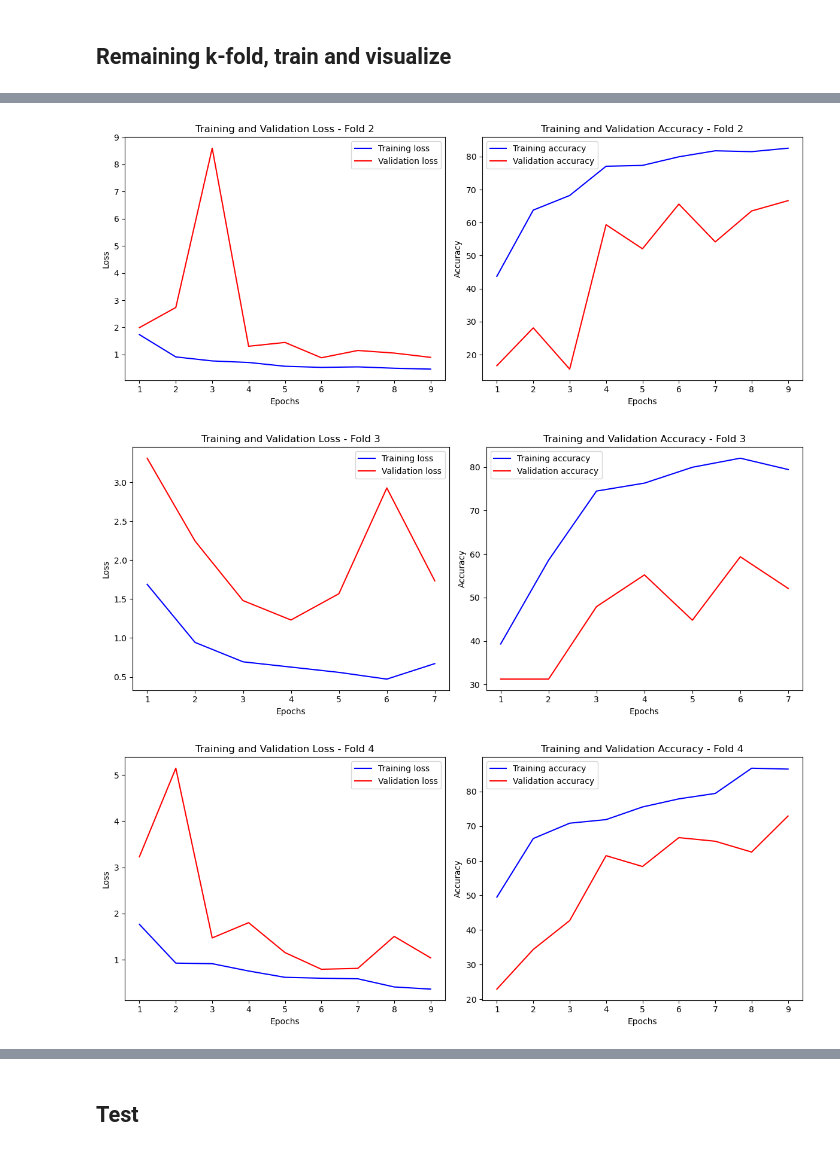
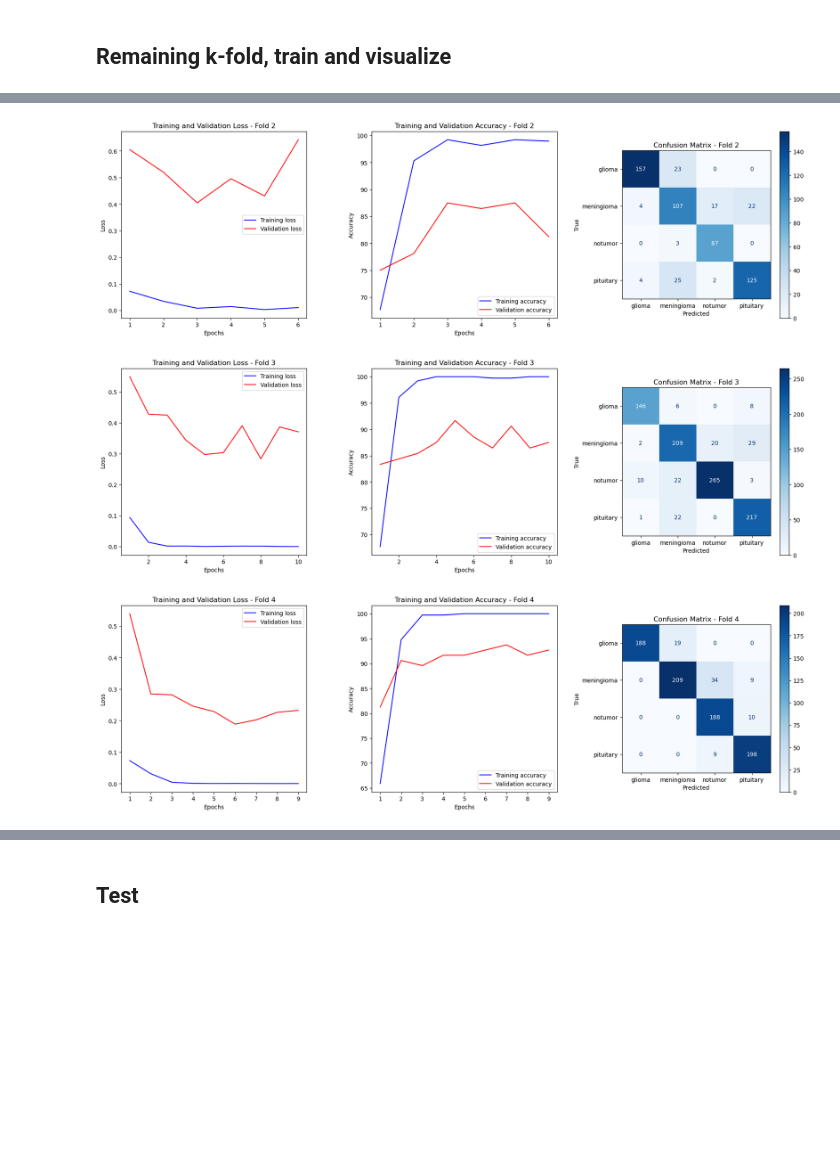
Before and after one commit to XJ-UoG/CSC3009MLMRI, a Jupyter notebook: Model_Evaluation_ResNET.ipynb, the cells around one changed output, grey strips where cells are left out. Drawn from its saved outputs; the diff is of its cells as text; code cells hidden in the pictures; blank space fills up the shorter version.

```diff
--- a/Model_Evaluation_ResNET.ipynb
+++ b/Model_Evaluation_ResNET.ipynb
@@ -64,7 +69,7 @@ model = SimpleResNet(num_classes=num_classes).to(device)
 # %%
 # Define the loss function and optimizer
 criterion = nn.CrossEntropyLoss()
-optimizer = optim.Adam(model.parameters(), lr=0.0001)
+optimizer = optim.Adam(model.parameters(), lr=0.0001, weight_decay=1e-4)
 # %%
 def train(model, device, train_loader, criterion, optimizer, epoch):
     model.train()
@@ -119,14 +130,18 @@ train_losses = []
 train_accuracies = []
 val_losses = []
 val_accuracies = []
+all_preds = []
+all_labels = []
 
 for epoch in range(num_epochs):
     train_loss, train_acc = train(model, device, train_loader, criterion, optimizer, epoch)
-    val_loss, val_acc = validate(model, device, val_loader, criterion)
+    val_loss, val_acc, preds, labels = validate(model, device, val_loader, criterion)
     train_losses.append(train_loss)
     train_accuracies.append(train_acc)
     val_losses.append(val_loss)
     val_accuracies.append(val_acc)
+    all_preds.extend(preds)
+    all_labels.extend(labels)
 
     print(f'Epoch {epoch+1}/{num_epochs} - '
           f'Train loss: {train_loss:.4f}, Train accuracy: {train_acc:.4f} - '
@@ -191,0 +207,12 @@ plt.show()
+# %%
+# Compute the confusion matrix
+conf_matrix = confusion_matrix(all_labels, all_preds, labels=list(range(num_classes)))
+
+# Plot the confusion matrix
+plt.figure(figsize=(10, 7))
+disp = ConfusionMatrixDisplay(confusion_matrix=conf_matrix, display_labels=val_dataset.classes)
+disp.plot(cmap='Blues')
+plt.title('Confusion Matrix')
+plt.xlabel('Predicted')
+plt.ylabel('True')
+plt.show()
@@ -288,27 +335,48 @@ Early stopping!
 # %%
 # Plotting results for each fold
 for fold_result in fold_results:
     actual_epochs = range(1, len(fold_result['train_losses']) + 1)
-    plt.figure(figsize=(12, 5))
-    plt.subplot(1, 2, 1)
+    plt.figure(figsize=(18, 6))
+
+    # Plot Training and Validation Loss
+    plt.subplot(1, 3, 1)
     plt.plot(actual_epochs, fold_result['train_losses'], 'b', label='Training loss')
     plt.plot(actual_epochs, fold_result['val_losses'], 'r', label='Validation loss')
     plt.title(f'Training and Validation Loss - Fold {fold_result["fold"] + 1}')
     plt.xlabel('Epochs')
     plt.ylabel('Loss')
     plt.legend()
 
-    plt.subplot(1, 2, 2)
+    # Plot Training and Validation Accuracy
+    plt.subplot(1, 3, 2)
     plt.plot(actual_epochs, fold_result['train_accuracies'], 'b', label='Training accuracy')
     plt.plot(actual_epochs, fold_result['val_accuracies'], 'r', label='Validation accuracy')
     plt.title(f'Training and Validation Accuracy - Fold {fold_result["fold"] + 1}')
     plt.xlabel('Epochs')
     plt.ylabel('Accuracy')
     plt.legend()
 
-    plt.tight_layout()
+    # Plot Confusion Matrix
+    plt.subplot(1, 3, 3)
+    conf_matrix = fold_result['conf_matrix']
+    disp = ConfusionMatrixDisplay(confusion_matrix=conf_matrix, display_labels=val_dataset.classes)
+    disp.plot(cmap='Blues', ax=plt.gca())
+    plt.title(f'Confusion Matrix - Fold {fold_result["fold"] + 1}')
+    plt.xlabel('Predicted')
+    plt.ylabel('True')
+
+    plt.tight_layout(pad=3.0)
     plt.show()
+
+# Calculate mean and variance of validation accuracies across all folds
+val_accuracies_all_folds = [result['val_accuracies'][-1] for result in fold_results]  # Take the last epoch's accuracy from each fold
+mean_accuracy = np.mean(val_accuracies_all_folds)
+variance_accuracy = np.var(val_accuracies_all_folds)
+
+# Display the mean and variance
+print(f'Mean Validation Accuracy across all folds: {mean_accuracy:.2f}%')
+print(f'Variance of Validation Accuracy across all folds: {variance_accuracy:.2f}%')
 # %% [output]
-[figure, old version]
+[figure, new version]
-[figure, old version]
+[figure, new version]
-[figure, old version]
+[figure, new version]
```
Also changed, not shown: parts of 8 cells of this notebook.
